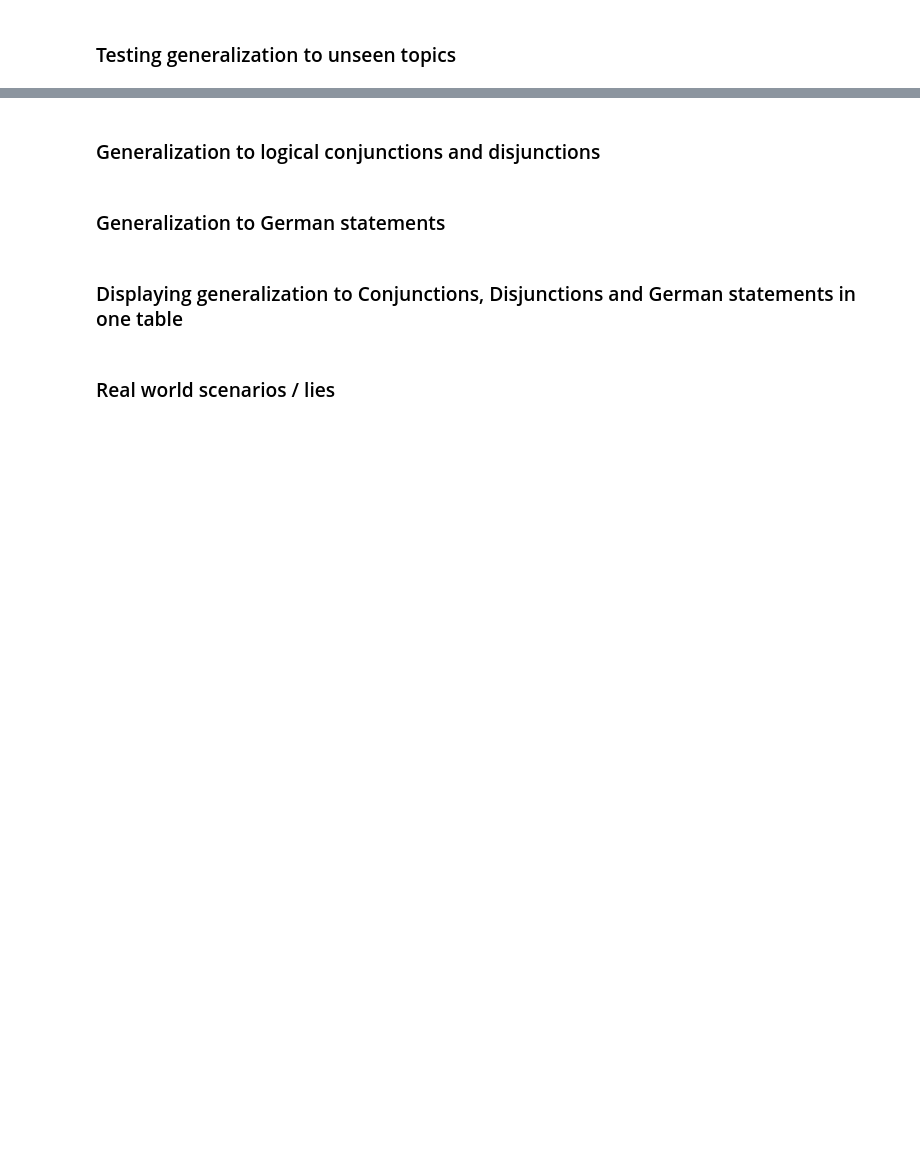
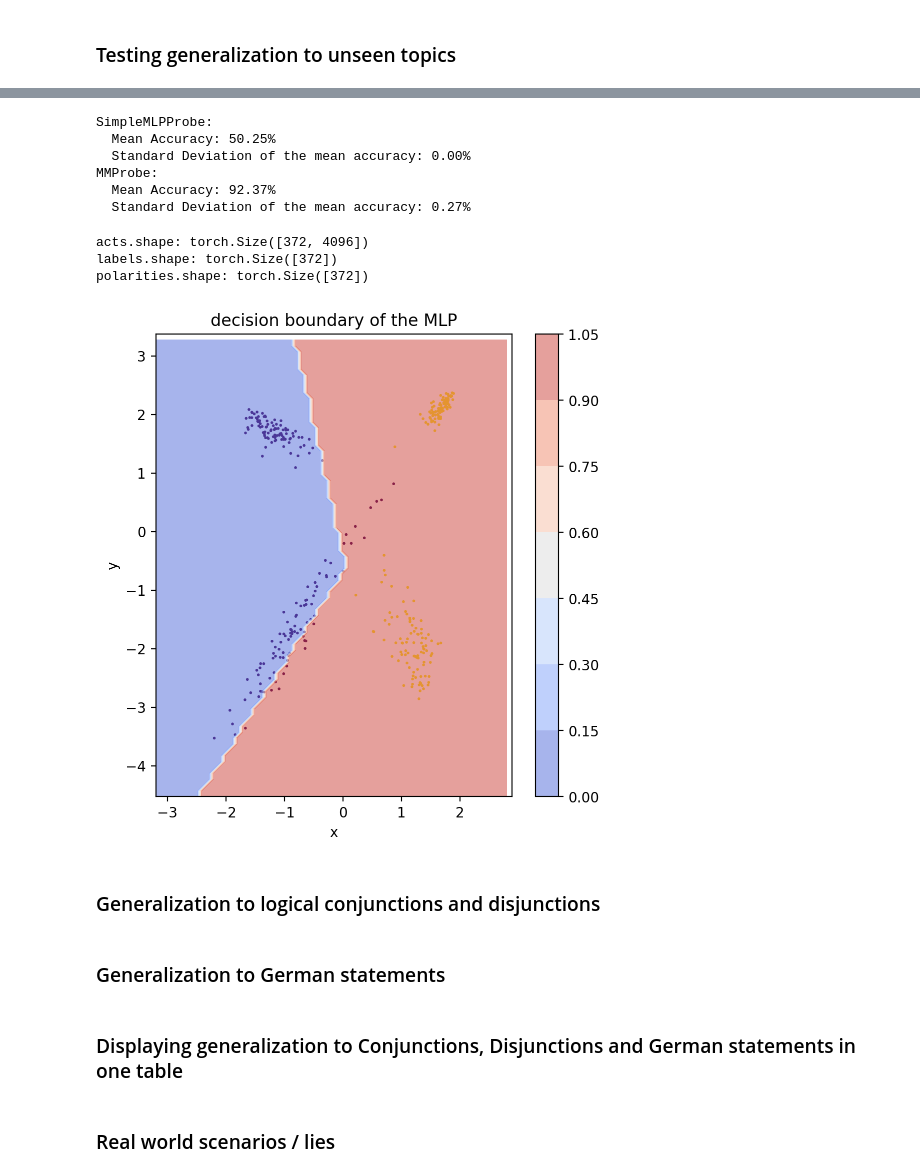
Before and after one commit to Fjallripa/Truth_is_Universal, a Jupyter notebook: lie_detection.ipynb, the cells around one changed output, grey strips where cells are left out. Cells and saved outputs as stored; diff of their text form; code cells hidden in the pictures; blank space fills up the shorter version.

```diff
--- a/lie_detection.ipynb
+++ b/lie_detection.ipynb
@@ -143,3 +225,65 @@ plt.savefig(f"./results/lie_detection--unseen_topics--{model_name}.svg",
+# %%
+show_and_save_results(probe_accuracies, stat_results, "unseen_topics", save=False)
+# %% [output]
+SimpleMLPProbe:
+  Mean Accuracy: 50.25%
+  Standard Deviation of the mean accuracy: 0.00%
+MMProbe:
+  Mean Accuracy: 92.37%
+  Standard Deviation of the mean accuracy: 0.27%
+# %%
+test_set_id = 8
+test_sets = [train_sets[test_set_id], train_sets[test_set_id+1]]
+probe = data_dict[test_sets[0]]['probe']
+acts = torch.cat((data_dict[test_sets[0]]['acts'], data_dict[test_sets[1]]['acts']), dim=0)
+labels = torch.cat((data_dict[test_sets[0]]['labels'], data_dict[test_sets[1]]['labels']), dim=0)
+
+pol = torch.ones(data_dict[test_sets[0]]['labels'].shape[0])
+polarities = torch.cat((pol, -pol), dim=0)
+polarities *= -1.0  if 'neg_' in data_dict[test_sets[0]] else  1.0
+# %%
+print(f"acts.shape: {acts.shape}")
+print(f"labels.shape: {labels.shape}")
+print(f"polarities.shape: {polarities.shape}")
+# %% [output]
+acts.shape: torch.Size([372, 4096])
+labels.shape: torch.Size([372])
+polarities.shape: torch.Size([372])
+# %%
+acts_centered = acts - acts.mean(dim=0)
+t_g, t_p = learn_truth_directions(acts_centered, labels, polarities)
+acts_projected_g = t_g @ acts.T
+acts_projected_p = t_p @ acts.T
+# %%
+# make test grid
+# create a grid of points to classify
+x_min, x_max = acts_projected_g.min() - 1, acts_projected_g.max() + 1
+y_min, y_max = acts_projected_p.min() - 1, acts_projected_p.max() + 1
+xx, yy = np.meshgrid(np.arange(x_min, x_max, 0.1), np.arange(y_min, y_max, 0.1))
+#print(f"xx shape: {xx.shape}, yy shape: {yy.shape}")
+
+# convert grid points to tensor
+grid_points = torch.tensor(np.c_[xx.ravel(), yy.ravel()], dtype=torch.float32)
+
+labels_grid = probe.pred(grid_points, is_2d=True).detach().numpy()   # run the classification
+labels_grid = labels_grid.reshape(xx.shape)   # reshape the labels to match the grid shape
+
+# plot the soft decision boundary
+plt.figure(figsize=(6, 6))
+plt.title("decision boundary of the MLP")
+plt.xlabel("x")
+plt.ylabel("y")
+plt.xlim(x_min, x_max)
+plt.ylim(y_min, y_max)
+
+plt.gca().set_aspect('equal')
+plt.scatter(acts_projected_g, acts_projected_p, c=labels, s=1)
+plt.contourf(xx, yy, labels_grid, alpha=0.5, cmap='coolwarm')
+plt.colorbar()
+
+plt.show()
+# %% [output]
+[figure, added]
 # %% [markdown]
 ### Generalization to logical conjunctions and disjunctions
 # %%
```
Also changed, not shown: parts of 15 cells of this notebook, 2 other files.
